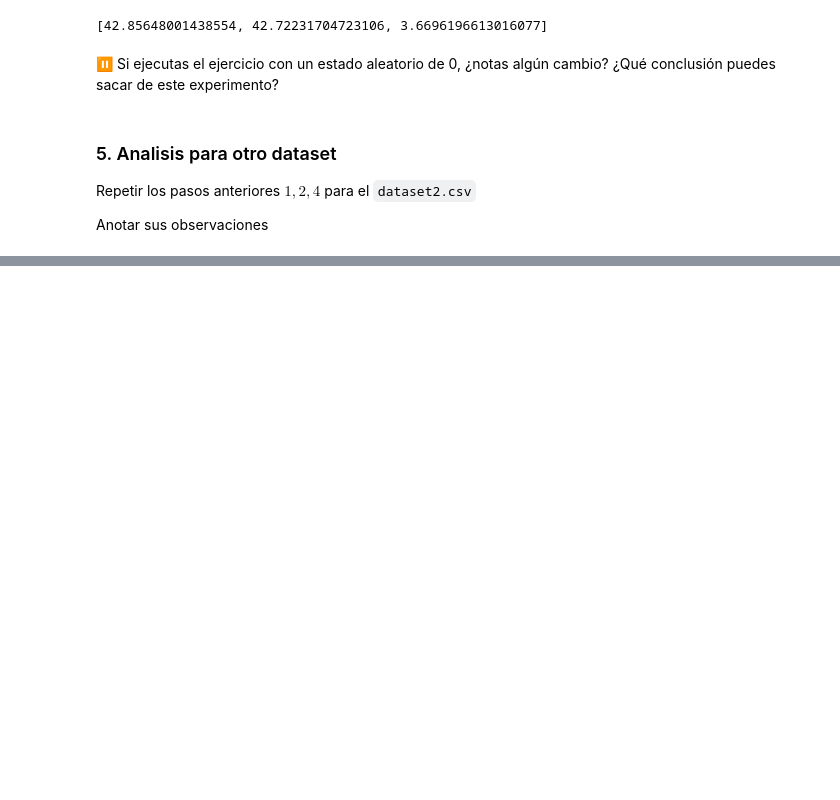
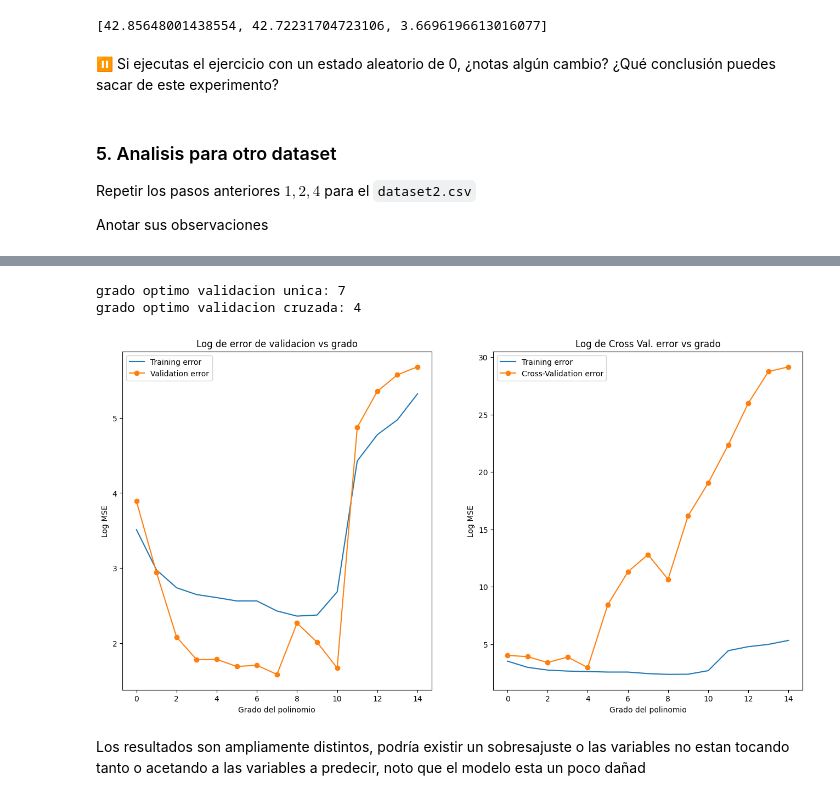
Before and after one commit to Horaciomb/Fundamentos-de-Machine-Learning, a Jupyter notebook: Clase02/actividad_2_s2.ipynb, the cells around one changed output, grey strips where cells are left out. Saved outputs shown, nothing was run; the diff lists cells and outputs as text; code cells hidden in the pictures; blank space fills up the shorter version.

Commit message:
Update Jupyter notebook with improved execution counts and enhanced error handling

```diff
--- a/Clase02/actividad_2_s2.ipynb
+++ b/Clase02/actividad_2_s2.ipynb
@@ -193,3 +193,15 @@ Repetir los pasos anteriores $1,2,4$ para el `dataset2.csv`
 
 
 Anotar sus observaciones
+# %%
+df2 = pd.read_csv("dataset2.csv")
+x = df2[["x"]].values
+y = df2["y"].values
+x_train, x_val, y_train, y_val = train_test_split(x,y,train_size=0.75,random_state=0)
+x_poly = PolynomialFeatures(degree=1).fit_transform(x)
+lreg   = LinearRegression(fit_intercept=False)
+cross_val = cross_validate(lreg, x_poly, y, cv =4, scoring="neg_mean_squared_error")
+# obtener el error de validacion cruzada
+print(cross_val)
+# obtener el promedio del error de validacion cruzada
+print(-1*np.mean(cross_val["test_score"]))
@@ -195,0 +265,40 @@ Anotar sus observaciones
+# %%
+grado_optimo_valid_unica = validation_error.index(min(validation_error))
+grado_optimo_valid_cruzada = cross_validation_error.index(min(cross_validation_error))
+print("grado optimo validacion unica:", grado_optimo_valid_unica)
+print("grado optimo validacion cruzada:", grado_optimo_valid_cruzada)
+# %% [output]
+grado optimo validacion unica: 7
+grado optimo validacion cruzada: 4
+# %%
+
+fig,ax = plt.subplots(1,2,figsize=(16,8))
+
+# Graficar el error del training set con etiquetas
+ax[0].plot(range(maxdeg),np.log(training_error),label="Training error")
+# Graficar el error del validation set con etiquetas
+ax[0].plot(range(maxdeg),np.log(validation_error), "o-",label="Validation error")
+
+# Graficar el error del training set con etiquetas
+ax[1].plot(range(maxdeg),np.log(training_error),label="Training error")
+# Graficar el error del validation set con etiquetas
+ax[1].plot(range(maxdeg),np.log(cross_validation_error),"o-",label="Cross-Validation error")
+
+
+# agregar etiquetas a los ejes:
+ax[0].set_xlabel("Grado del polinomio")
+ax[0].set_ylabel("Log MSE")
+ax[0].set_title("Log de error de validacion vs grado")
+ax[0].legend(loc='best')
+
+# agregar etiquetas a los ejes:
+ax[1].set_xlabel("Grado del polinomio")
+ax[1].set_ylabel("Log MSE")
+ax[1].set_title("Log de Cross Val. error vs grado")
+ax[1].legend(loc='best')
+
+plt.show()
+# %% [output]
+[figure, added]
+# %% [markdown]
+Los resultados son ampliamente distintos, podría existir un sobresajuste o las variables no estan tocando tanto o acetando a las variables a predecir, noto que el modelo esta un poco dañad
```
Also changed, not shown: parts of 6 cells of this notebook.
